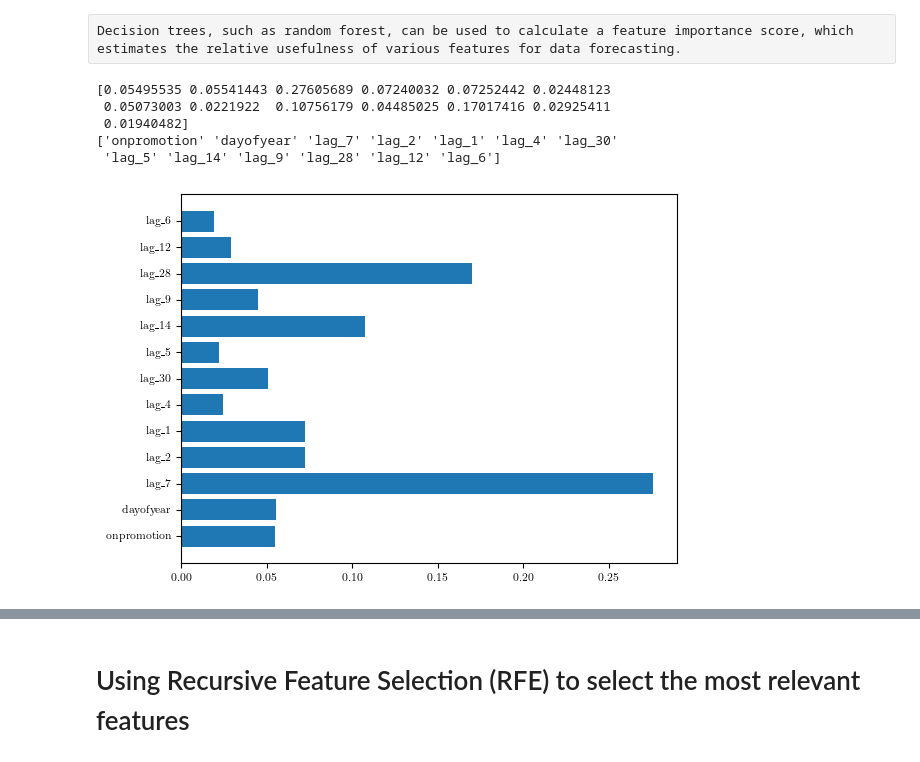
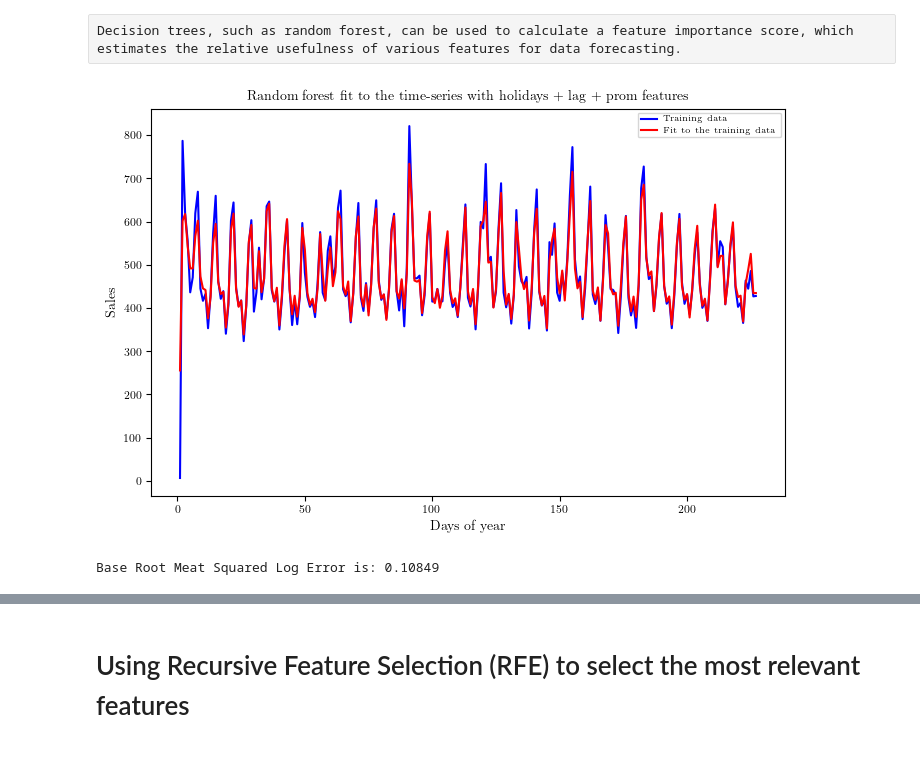
Before and after one commit to bertlem/kaggle-store-sales-ts-forecasting, a Jupyter notebook: data_forecasting_average_sales.ipynb, the cells around one changed output, grey strips where cells are left out. Drawn from its saved outputs; the diff is of its cells as text; code cells hidden in the pictures.

```diff
--- a/data_forecasting_average_sales.ipynb
+++ b/data_forecasting_average_sales.ipynb
@@ -692,19 +692,18 @@ from sklearn.ensemble import RandomForestRegressor
 # fit random forest model
 model_rf = RandomForestRegressor(n_estimators=1000, random_state=1121218)
 model_rf.fit(Xprom, y)
-# print importance scores
-print(model_rf.feature_importances_)
-# plot importance scores
-names = Xprom.columns.values
-print(names)
-ticks = [i for i in range(len(names))]
-plt.barh(ticks, model_rf.feature_importances_)
-plt.yticks(ticks, names)
-plt.show()
+
+
+y_pred_rf = pd.Series(
+    model_rf.predict(Xprom),
+    index = Xprom.index,
+)
-# %% [output]
-[0.05495535 0.05541443 0.27605689 0.07240032 0.07252442 0.02448123
- 0.05073003 0.0221922  0.10756179 0.04485025 0.17017416 0.02925411
- 0.01940482]
-['onpromotion' 'dayofyear' 'lag_7' 'lag_2' 'lag_1' 'lag_4' 'lag_30'
- 'lag_5' 'lag_14' 'lag_9' 'lag_28' 'lag_12' 'lag_6']
-[figure, removed]
+# %%
+plot_ts_fit(average_sales, y_pred_rf, 'Days of year', 'Sales', \
+            'Random forest fit to the time-series with holidays + lag + prom features', path_plots, 'forecasting_(rf)_hol+lag+prom_features_fit.pdf', cm)
+# %% [output]
+[figure, added]
+# %%
+ts_cv_score(Xprom , y, 5, 1000, False, path_plots, cm)
+# %% [output]
+Base Root Meat Squared Log Error is: 0.10849
```
Also changed, not shown: parts of 6 cells of this notebook, 10 other files.
